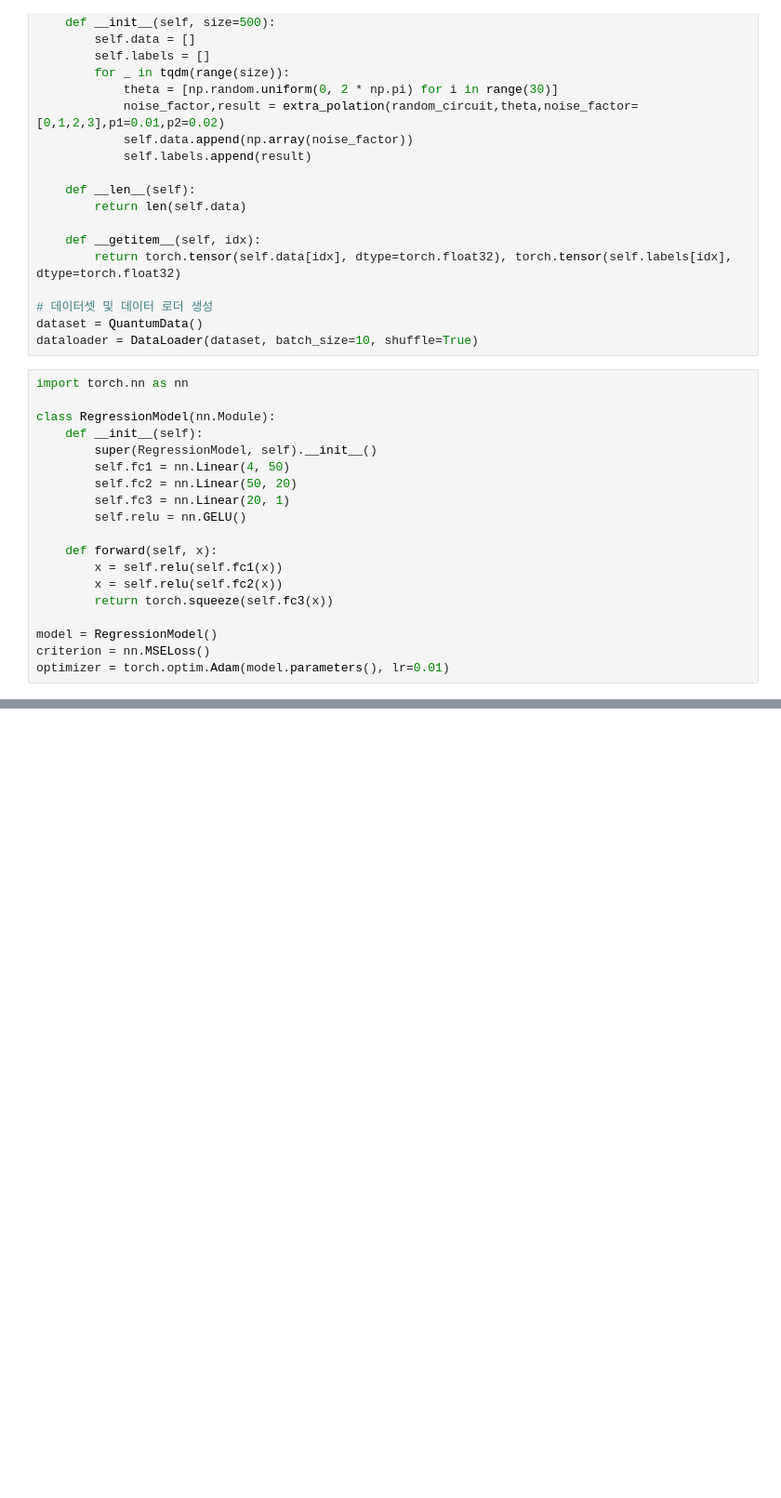
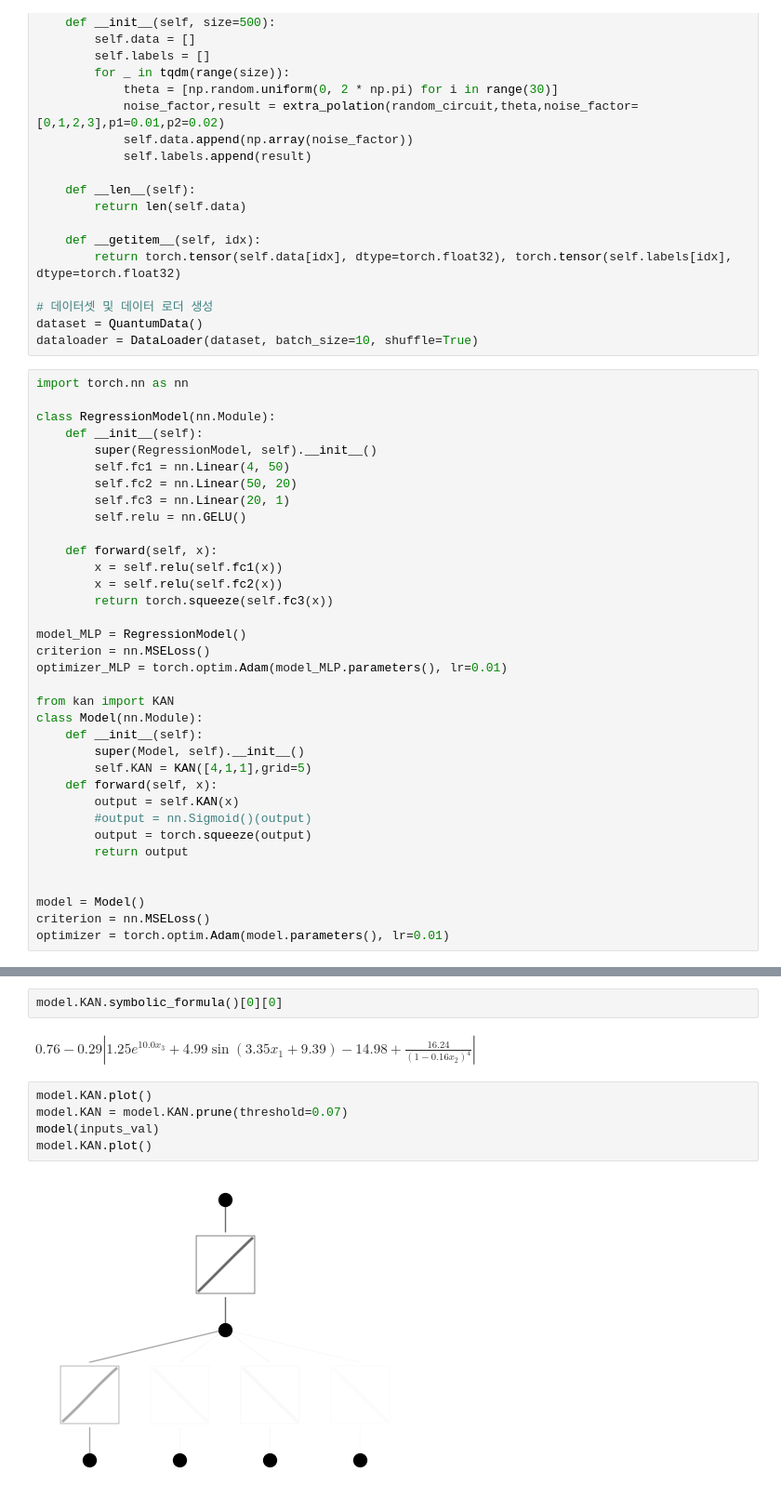
Before and after one commit to pop756/Quantum_KAN, a Jupyter notebook: KAN_error_mitigation.ipynb, the cells around one changed output, grey strips where cells are left out. Shown at 93% size. Cells and saved outputs as stored; diff of their text form; blank space fills up the shorter version.

```diff
--- a/KAN_error_mitigation.ipynb
+++ b/KAN_error_mitigation.ipynb
@@ -111,6 +111,22 @@ class RegressionModel(nn.Module):
         x = self.relu(self.fc2(x))
         return torch.squeeze(self.fc3(x))
 
-model = RegressionModel()
+model_MLP = RegressionModel()
+criterion = nn.MSELoss()
+optimizer_MLP = torch.optim.Adam(model_MLP.parameters(), lr=0.01)
+
+from kan import KAN
+class Model(nn.Module):
+    def __init__(self):
+        super(Model, self).__init__()
+        self.KAN = KAN([4,1,1],grid=5)
+    def forward(self, x):
+        output = self.KAN(x)
+        #output = nn.Sigmoid()(output)
+        output = torch.squeeze(output)
+        return output
+
+
+model = Model()
 criterion = nn.MSELoss()
 optimizer = torch.optim.Adam(model.parameters(), lr=0.01)
@@ -116,0 +165,11 @@ optimizer = torch.optim.Adam(model.parameters(), lr=0.01)
+# %%
+model.KAN.symbolic_formula()[0][0]
+# %% [output]
+$\displaystyle 0.76 - 0.29 \left|{1.25 e^{10.0 x_{3}} + 4.99 \sin{\left(3.35 x_{1} + 9.39 \right)} - 14.98 + \frac{16.24}{\left(1 - 0.16 x_{2}\right)^{4}}}\right|$
+# %%
+model.KAN.plot()
+model.KAN = model.KAN.prune(threshold=0.07)
+model(inputs_val)
+model.KAN.plot()
+# %% [output]
+[figure, added]
```
Also changed, not shown: parts of 10 cells of this notebook, 5 other files.
